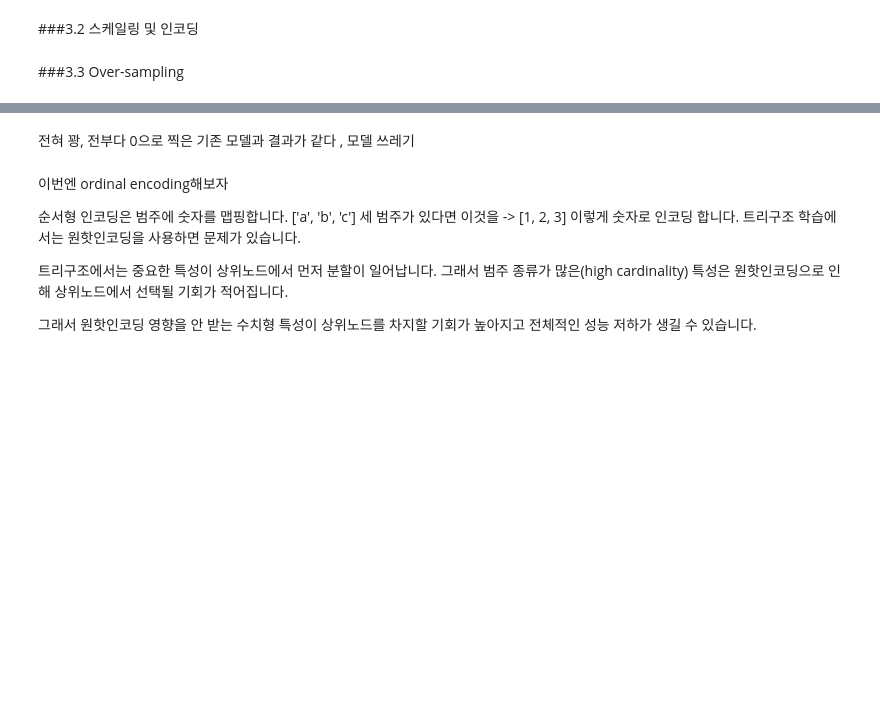
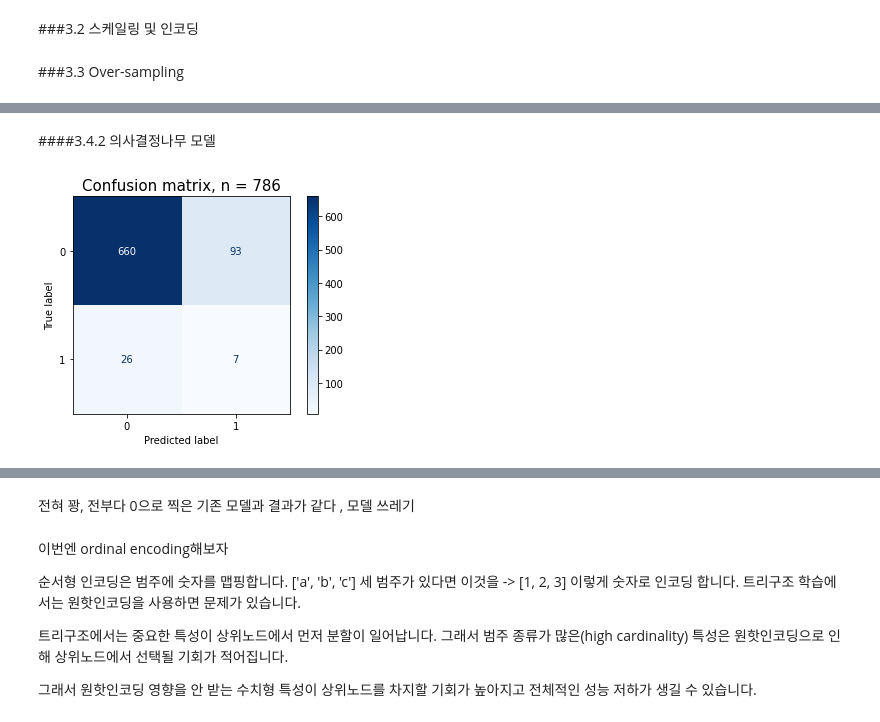
Before and after one commit to sanha-hwang/Stroke-prediction, a Jupyter notebook: Project2_Stroke_Prediction.ipynb, the cells around one changed output, grey strips where cells are left out. Saved outputs shown, nothing was run; the diff lists cells and outputs as text; code cells hidden in the pictures; blank space fills up the shorter version.

```diff
--- a/Project2_Stroke_Prediction.ipynb
+++ b/Project2_Stroke_Prediction.ipynb
@@ -387,0 +405,17 @@ weighted avg       0.92      0.96      0.94       786
+# %% [markdown]
+####3.4.2 의사결정나무 모델
+# %%
+from sklearn.tree import DecisionTreeClassifier
+
+model_tree=DecisionTreeClassifier(random_state=2, criterion='entropy')
+model_tree.fit(X_train_enS, y_train_enS)
+y_predT = model_tree.predict(X_val_en)
+
+fig, ax = plt.subplots()
+pcm = plot_confusion_matrix(model_tree, X_val_en, y_val,
+                            cmap=plt.cm.Blues,
+                            ax=ax);
+plt.title(f'Confusion matrix, n = {len(y_val)}', fontsize=15)
+plt.show()
+# %% [output]
+[figure, added]
```
Also changed, not shown: parts of 28 cells of this notebook.
